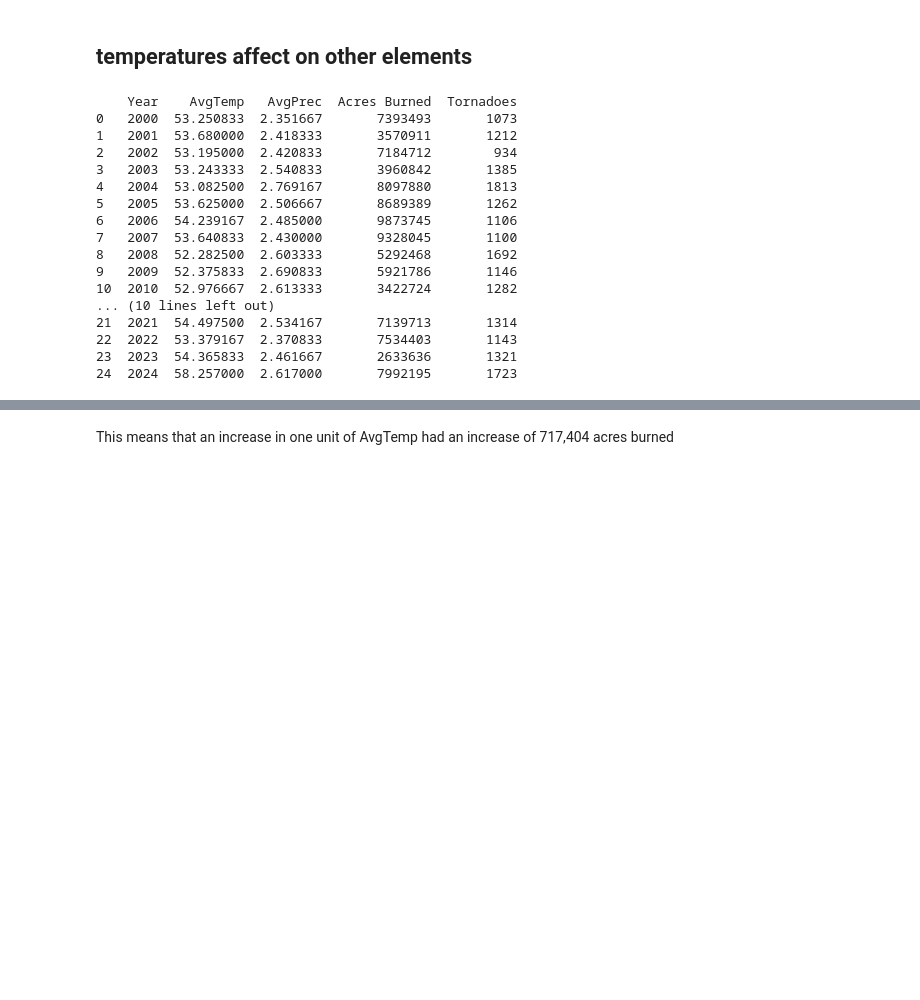
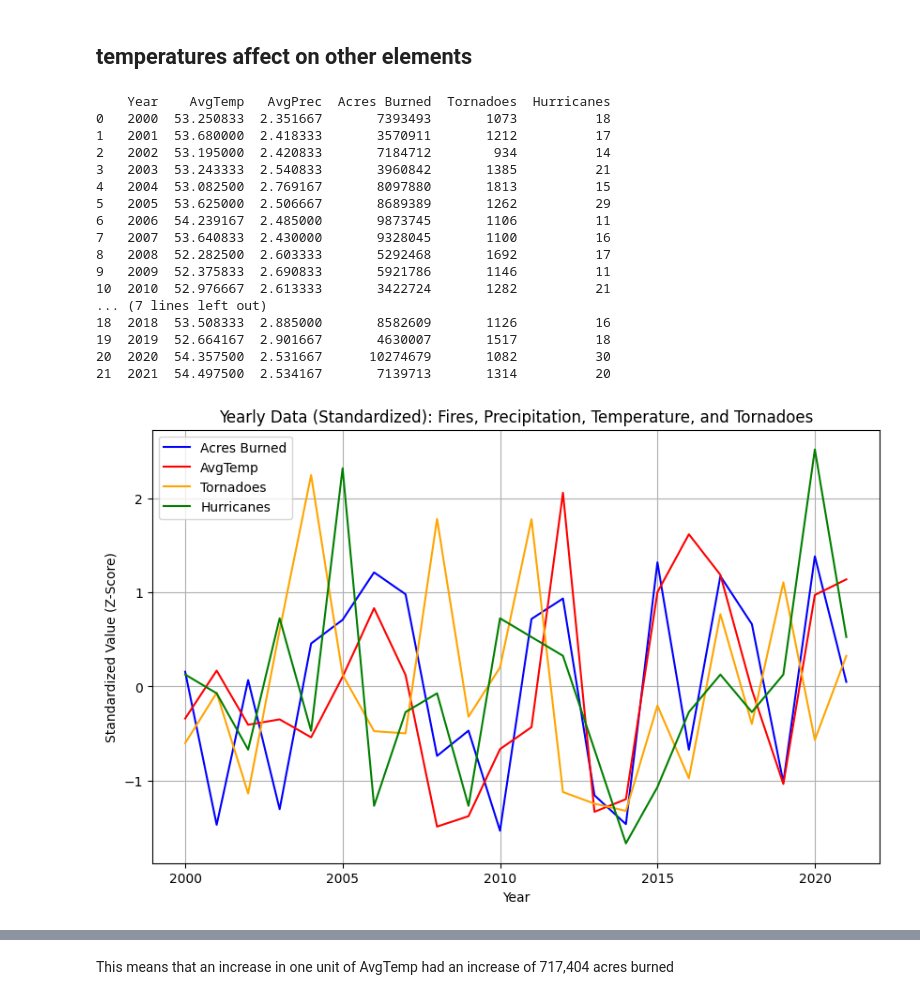
Before and after one commit to beaumartin25/cs5830_final_project, a Jupyter notebook: final_project.ipynb, the cells around one changed output, grey strips where cells are left out. Cells and saved outputs as stored; diff of their text form; code cells hidden in the pictures; blank space fills up the shorter version.

```diff
--- a/final_project.ipynb
+++ b/final_project.ipynb
@@ -342,26 +376,57 @@ display(new_earthquake_scatter_1)
 ## temperatures affect on other elements
 # %%
 # Merge datasets sequentially, keeping only overlapping years
+hurricane_counts.rename(columns={'year': 'Year'}, inplace=True)
 merged_data = avg_temp.merge(avg_prec, on='Year', how='inner') \
                        .merge(avg_fires, on='Year', how='inner') \
-                       .merge(avg_tornadoes, on='Year', how='inner')
+                       .merge(avg_tornadoes, on='Year', how='inner')\
+                       .merge(hurricane_counts, on='Year', how='inner')
 
 print(merged_data)
 # %% [output]
-    Year    AvgTemp   AvgPrec  Acres Burned  Tornadoes
-0   2000  53.250833  2.351667       7393493       1073
-1   2001  53.680000  2.418333       3570911       1212
-2   2002  53.195000  2.420833       7184712        934
-3   2003  53.243333  2.540833       3960842       1385
-4   2004  53.082500  2.769167       8097880       1813
-5   2005  53.625000  2.506667       8689389       1262
-6   2006  54.239167  2.485000       9873745       1106
-7   2007  53.640833  2.430000       9328045       1100
-8   2008  52.282500  2.603333       5292468       1692
-9   2009  52.375833  2.690833       5921786       1146
-10  2010  52.976667  2.613333       3422724       1282
-... (10 lines left out)
-21  2021  54.497500  2.534167       7139713       1314
-22  2022  53.379167  2.370833       7534403       1143
-23  2023  54.365833  2.461667       2633636       1321
-24  2024  58.257000  2.617000       7992195       1723
+    Year    AvgTemp   AvgPrec  Acres Burned  Tornadoes  Hurricanes
+0   2000  53.250833  2.351667       7393493       1073          18
+1   2001  53.680000  2.418333       3570911       1212          17
+2   2002  53.195000  2.420833       7184712        934          14
+3   2003  53.243333  2.540833       3960842       1385          21
+4   2004  53.082500  2.769167       8097880       1813          15
+5   2005  53.625000  2.506667       8689389       1262          29
+6   2006  54.239167  2.485000       9873745       1106          11
+7   2007  53.640833  2.430000       9328045       1100          16
+8   2008  52.282500  2.603333       5292468       1692          17
+9   2009  52.375833  2.690833       5921786       1146          11
+10  2010  52.976667  2.613333       3422724       1282          21
+... (7 lines left out)
+18  2018  53.508333  2.885000       8582609       1126          16
+19  2019  52.664167  2.901667       4630007       1517          18
+20  2020  54.357500  2.531667      10274679       1082          30
+21  2021  54.497500  2.534167       7139713       1314          20
+# %%
+from sklearn.preprocessing import StandardScaler
+import matplotlib.pyplot as plt
+
+# Create a copy of the merged_data
+standardized_data = merged_data.copy()
+
+# Apply Z-Score Standardization
+scaler = StandardScaler()
+standardized_data[['Acres Burned', 'AvgPrec', 'AvgTemp', 'Tornadoes', 'Hurricanes']] = scaler.fit_transform(
+    merged_data[['Acres Burned', 'AvgPrec', 'AvgTemp', 'Tornadoes', 'Hurricanes']]
+)
+
+# Plot the standardized data
+plt.figure(figsize=(10, 6))
+plt.plot(standardized_data['Year'], standardized_data['Acres Burned'], label='Acres Burned', color='blue')
+plt.plot(standardized_data['Year'], standardized_data['AvgTemp'], label='AvgTemp', color='red')
+plt.plot(standardized_data['Year'], standardized_data['Tornadoes'], label='Tornadoes', color='orange')
+plt.plot(standardized_data['Year'], standardized_data['Hurricanes'], label='Hurricanes', color='green')
+
+# Add labels and title
+plt.xlabel('Year')
+plt.ylabel('Standardized Value (Z-Score)')
+plt.title('Yearly Data (Standardized): Fires, Precipitation, Temperature, and Tornadoes')
+plt.legend()
+plt.grid(True)
+plt.show()
+# %% [output]
+[figure, added]
```
Also changed, not shown: parts of 14 cells of this notebook.
